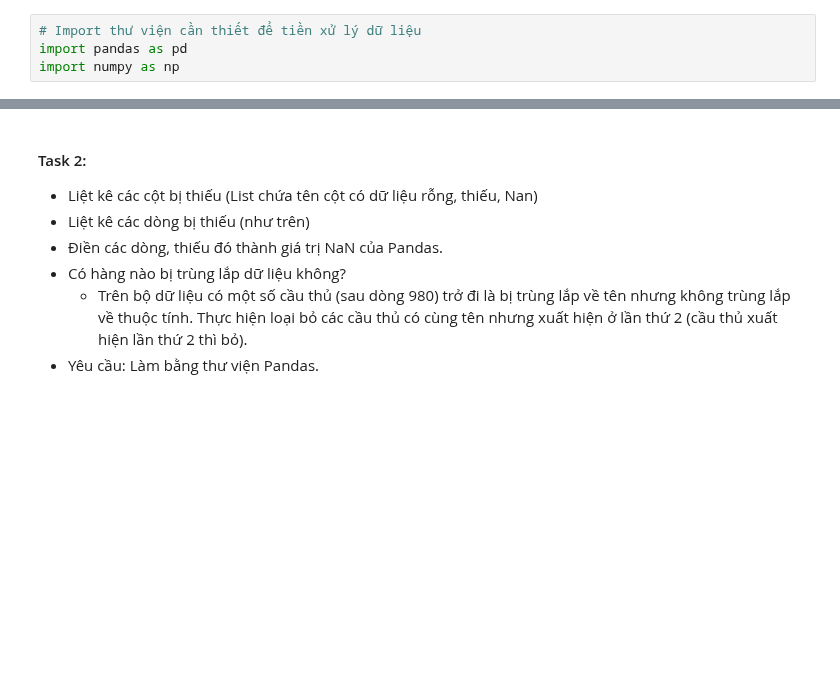
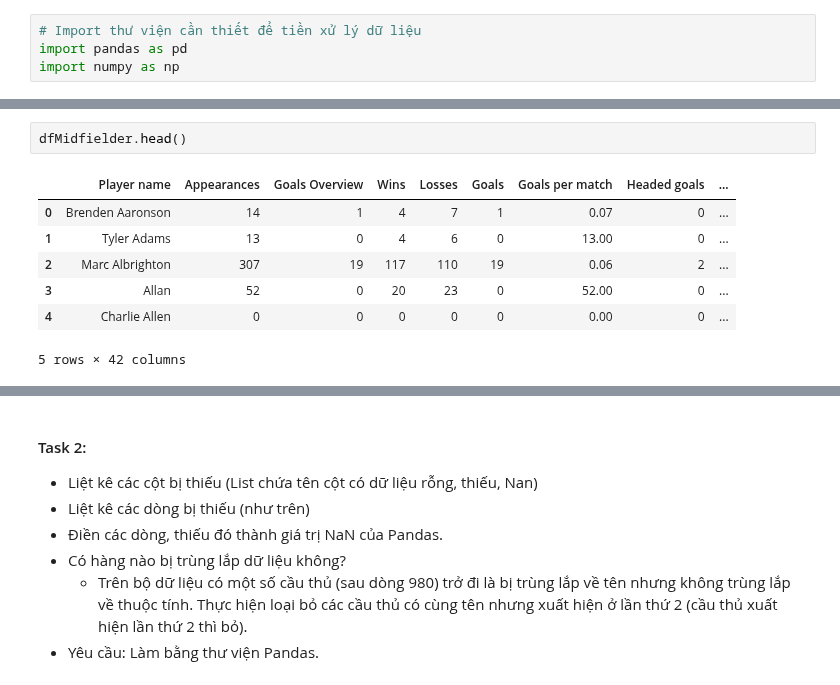
Before and after one commit to hpn00689/NMKHDL_CSC14119-, a Jupyter notebook: PHASE 2/2_DataPreprocessing.ipynb, the cells around one changed output, grey strips where cells are left out. Drawn from its saved outputs; the diff is of its cells as text; blank space fills up the shorter version.

```diff
--- a/PHASE 2/2_DataPreprocessing.ipynb
+++ b/PHASE 2/2_DataPreprocessing.ipynb
@@ -33,0 +55,10 @@ dfPlayer
+# %%
+dfMidfielder.head()
+# %% [output]
+|  | Player name | Appearances | Goals Overview | Wins | Losses | Goals | Goals per match | Headed goals | ... |
+| 0 | Brenden Aaronson | 14 | 1 | 4 | 7 | 1 | 0.07 | 0 | ... |
+| 1 | Tyler Adams | 13 | 0 | 4 | 6 | 0 | 13.00 | 0 | ... |
+| 2 | Marc Albrighton | 307 | 19 | 117 | 110 | 19 | 0.06 | 2 | ... |
+| 3 | Allan | 52 | 0 | 20 | 23 | 0 | 52.00 | 0 | ... |
+| 4 | Charlie Allen | 0 | 0 | 0 | 0 | 0 | 0.00 | 0 | ... |
+5 rows × 42 columns
```
Also changed, not shown: parts of 37 cells of this notebook, 8 other files.
